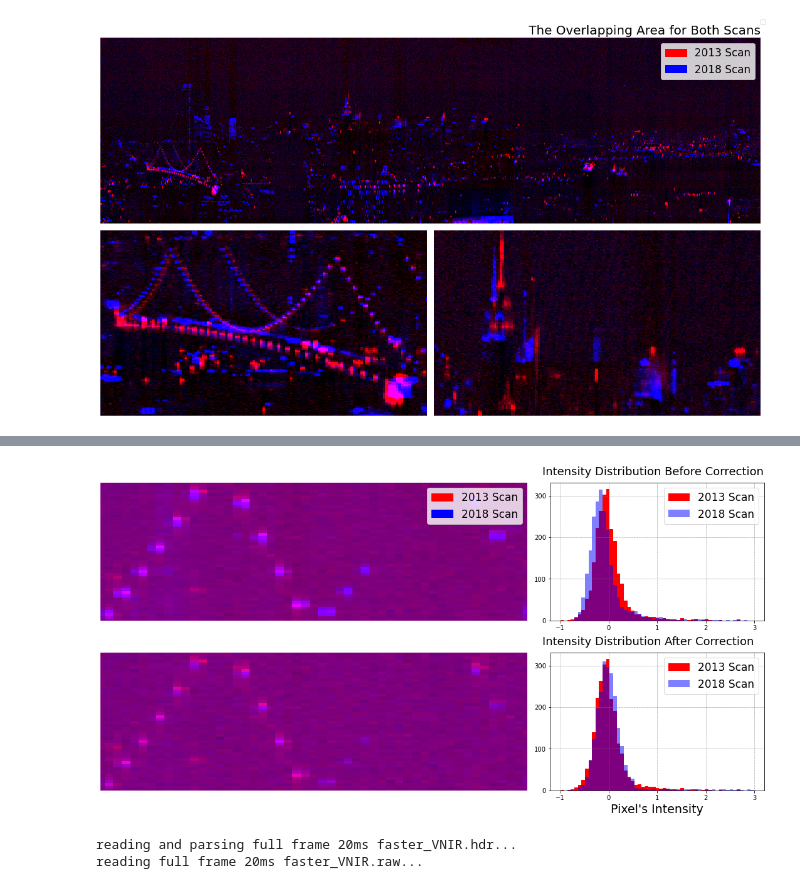
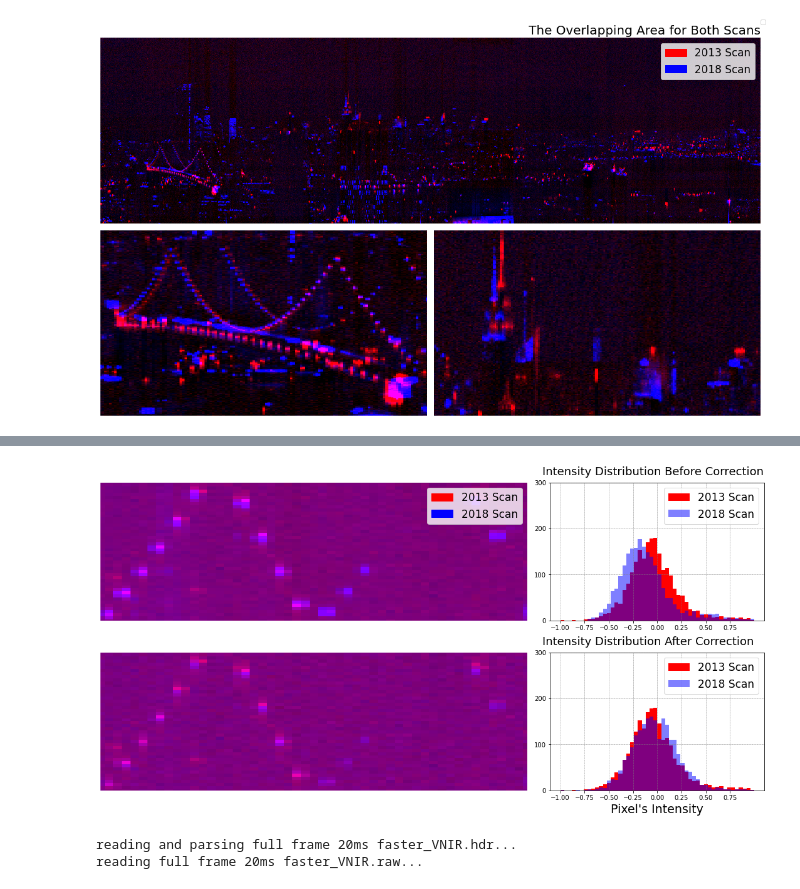
Before and after one commit to gdobler/lighting-tech-changeover, a Jupyter notebook: ltco/Sensor_Sensitivity_Correction.ipynb, the cells around one changed output, grey strips where cells are left out. Cells and saved outputs as stored; diff of their text form; code cells hidden in the pictures.

Commit message:
sensor_correction_update_plots

```diff
--- a/ltco/Sensor_Sensitivity_Correction.ipynb
+++ b/ltco/Sensor_Sensitivity_Correction.ipynb
@@ -293,41 +175,41 @@ ax[1, 0].set_ylim(465, 420)
 ax[1, 0].set_xlim(150, 200)
 
 
-ax[0, 1].hist(img_L0[420:465, 150:200].flatten(), bins=55, range = (-1, 3), color = "red")
-ax[0, 1].hist(img_L1[420:465, 150:200].flatten(), bins=55,  range = (-1, 3), alpha=0.5, color = "blue");
+ax[0, 1].hist(patch_L0_2.flatten(), bins=50, range = (-1, 1), color = "red")
+ax[0, 1].hist(img_L1[420:465, 150:200].flatten(), bins=50,  range = (-1, 1), alpha=0.5, color = "blue");
 ax[0, 1].grid(color = 'grey', linestyle = '--', linewidth = 0.5)
 
-ax[1, 1].hist(img_L0[420:465, 150:200].flatten(), bins=55,  range = (-1, 3), color = "red")
-ax[1, 1].hist(img3[420:465, 150:200].flatten(), bins=55, alpha=0.5,range = (-1, 3),  color = "blue");
+ax[1, 1].hist(patch_L0_2.flatten(), bins=50,  range = (-1, 1), color = "red")
+ax[1, 1].hist(patch_i3_2.flatten(), bins=50, alpha=0.5,range = (-1, 1),  color = "blue");
 ax[1, 1].grid(color = 'grey', linestyle = '--', linewidth = 0.5)
 fig.text(0.663, 0.97, 'Intensity Distribution Before Correction', va='center', fontsize = 18)
 fig.text(0.663, 0.50, 'Intensity Distribution After Correction', va='center', fontsize = 18)
 fig.subplots_adjust(hspace=8)
 
 
 ax[0, 1].legend(['2013 Scan', '2018 Scan'], fontsize=17)
 ax[1, 1].legend(['2013 Scan', '2018 Scan'], fontsize=17)
 ax[0, 1].set_yticks(np.arange(0, 400, 100))
 ax[1, 1].set_yticks(np.arange(0, 400, 100))
-ax[0, 1].set_xticks(np.arange(-1, 4, 1))
-ax[1, 1].set_xticks(np.arange(-1, 4, 1))
+ax[0, 1].set_xticks(np.arange(-1, 1, 0.25))
+ax[1, 1].set_xticks(np.arange(-1, 1, 0.25))
 ax[1, 1].set_xlabel("Pixel's Intensity", fontsize=19)
 
 df_legend = pd.DataFrame([
                           [0, [255, 0, 0], '2013 Scan'],
                             [1, [0, 0, 255], '2018 Scan'],
 
                           ],
                          columns=['key', 'color', 'name'])
 
 handles_1 = [patches.Rectangle((0, 0), 1, 1, color=[c / 255 for c in color_list]) for color_list in df_legend['color']]
 labels = df_legend['name']
 
 ax[0, 0].legend(handles_1, labels, loc='upper right', ncol=1, fontsize=17,)
 
 fig.tight_layout()
 # %% [output]
-[figure, old version]
+[figure, new version]
 # %%
 # -- get active source location and spec for both 2013 and 2018 hyperspectral scan
 # -- if raw file exists, read it, create file if not
```
Also changed, not shown: parts of 14 cells of this notebook.
